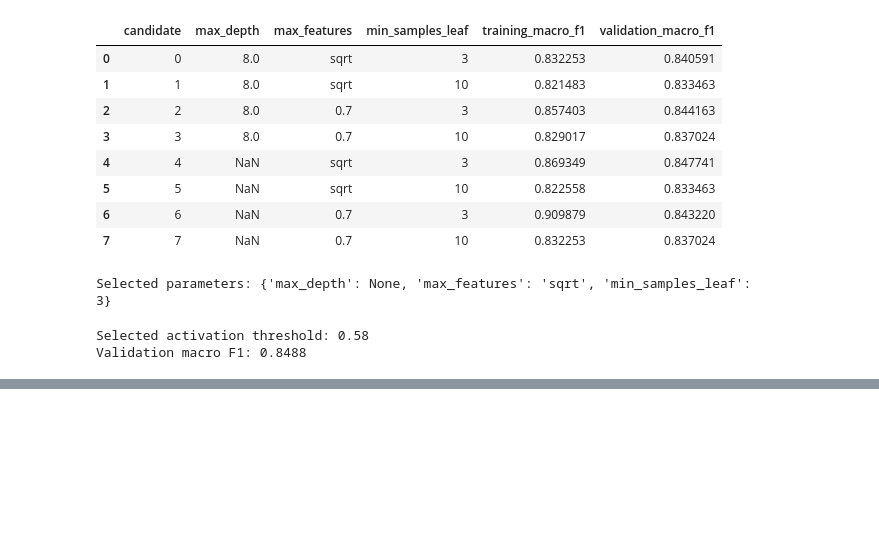
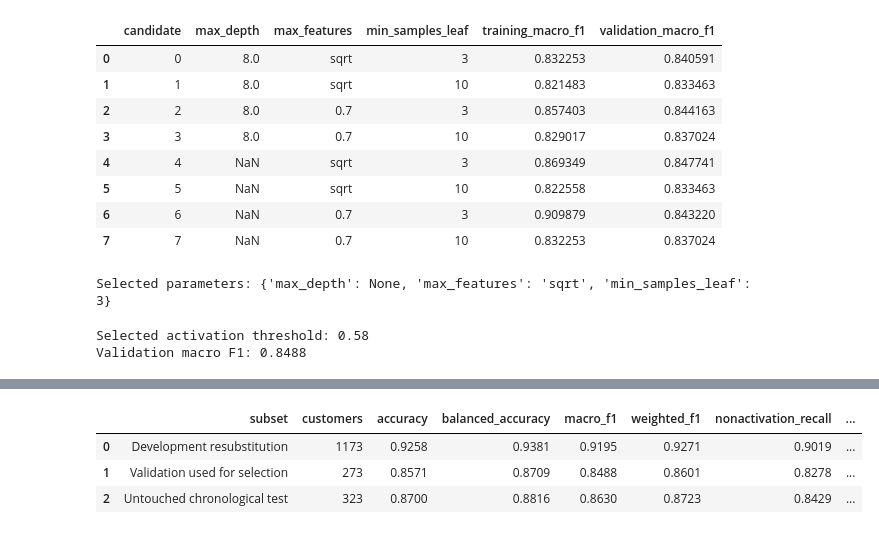
Before and after one commit to Kone-Makhadi-Stadio/Capstone_Project_KM, a Jupyter notebook: SS3_PartB.ipynb, the cells around one changed output, grey strips where cells are left out. Saved outputs shown, nothing was run; the diff lists cells and outputs as text; code cells hidden in the pictures; blank space fills up the shorter version.

Commit message:
updated ipynb with model validation
updated ipynb with model validation

```diff
--- a/SS3_PartB.ipynb
+++ b/SS3_PartB.ipynb
@@ -1344,0 +1377,99 @@ Validation macro F1: 0.8488
+# %%
+def calculate_metrics(name, actual, probability):
+    prediction = (
+        probability >= THRESHOLD
+    ).astype(int)
+
+    return {
+        "subset": name,
+        "customers": len(actual),
+        "accuracy": accuracy_score(
+            actual, prediction
+        ),
+        "balanced_accuracy": balanced_accuracy_score(
+            actual, prediction
+        ),
+        "macro_f1": f1_score(
+            actual, prediction, average="macro"
+        ),
+        "weighted_f1": f1_score(
+            actual, prediction, average="weighted"
+        ),
+        "nonactivation_recall": recall_score(
+            actual, prediction, pos_label=0
+        ),
+        "activation_recall": recall_score(
+            actual, prediction, pos_label=1
+        ),
+        "roc_auc": roc_auc_score(
+            actual, probability
+        ),
+        "average_precision": average_precision_score(
+            actual, probability
+        ),
+        "brier_score": brier_score_loss(
+            actual, probability
+        )
+    }
+
+
+validation_metrics = calculate_metrics(
+    "Validation used for selection",
+    y_val,
+    validation_probability
+)
+
+X_development = pd.concat(
+    [X_train, X_val],
+    ignore_index=True
+)
+
+y_development = pd.concat(
+    [y_train, y_val],
+    ignore_index=True
+)
+
+final_model = make_pipeline(selected_parameters)
+
+final_model.fit(
+    X_development,
+    y_development
+)
+
+development_probability = (
+    final_model.predict_proba(X_development)[:, 1]
+)
+
+test_probability = (
+    final_model.predict_proba(X_test)[:, 1]
+)
+
+test_prediction = (
+    test_probability >= THRESHOLD
+).astype(int)
+
+metric_table = pd.DataFrame([
+    calculate_metrics(
+        "Development resubstitution",
+        y_development,
+        development_probability
+    ),
+    validation_metrics,
+    calculate_metrics(
+        "Untouched chronological test",
+        y_test,
+        test_probability
+    )
+])
+
+display(metric_table.round(4))
+
+metric_table.to_csv(
+    os.path.join(results_folder, "metrics.csv"),
+    index=False
+)
+# %% [output]
+|  | subset | customers | accuracy | balanced_accuracy | macro_f1 | weighted_f1 | nonactivation_recall | ... |
+| 0 | Development resubstitution | 1173 | 0.9258 | 0.9381 | 0.9195 | 0.9271 | 0.9019 | ... |
+| 1 | Validation used for selection | 273 | 0.8571 | 0.8709 | 0.8488 | 0.8601 | 0.8278 | ... |
+| 2 | Untouched chronological test | 323 | 0.8700 | 0.8816 | 0.8630 | 0.8723 | 0.8429 | ... |
```
Also changed, not shown: parts of 3 cells of this notebook, 3 other files.
